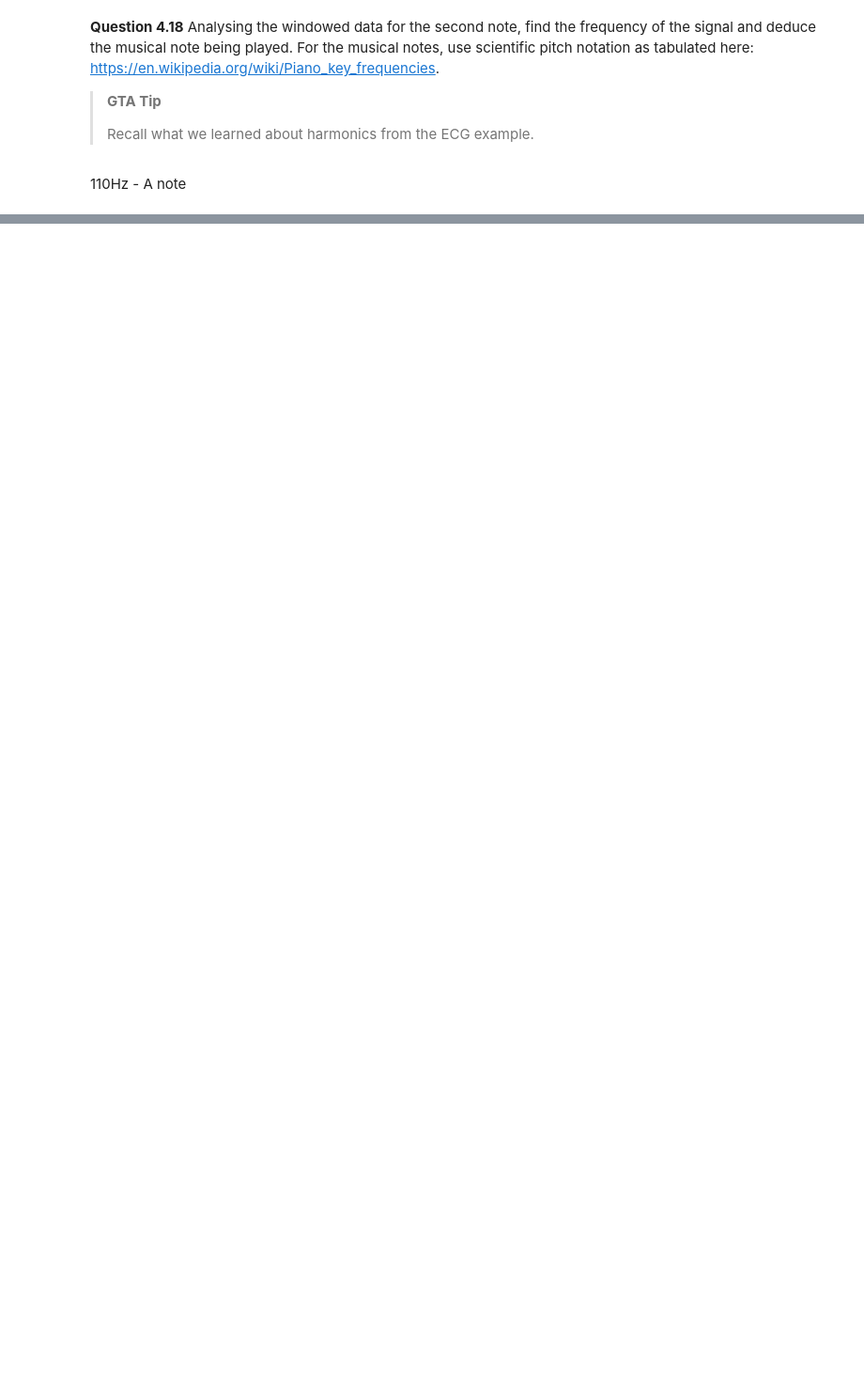
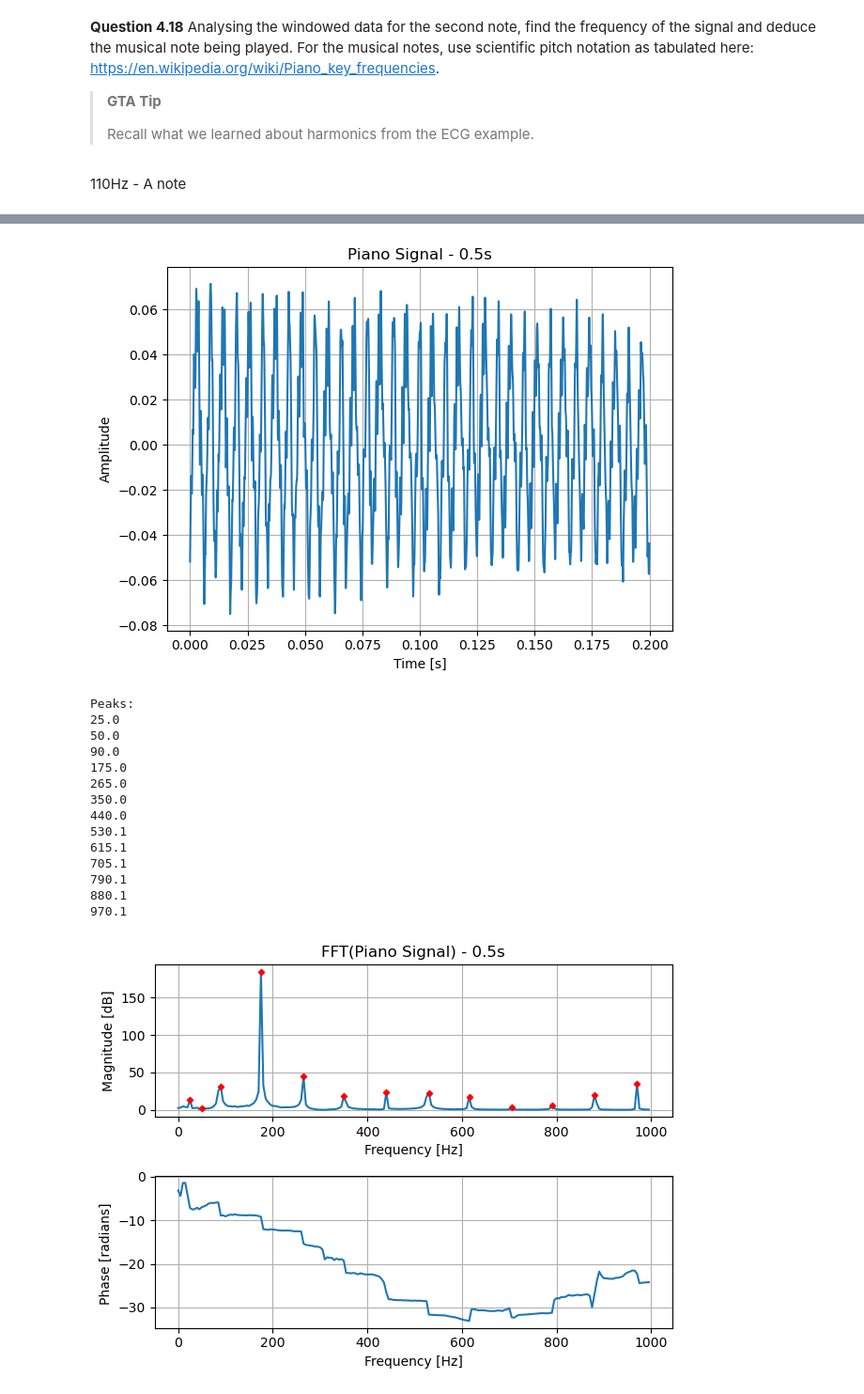
Before and after one commit to TheoShah04/sap-EE2-SS-LAB-main, a Jupyter notebook: EX4 - Fourier.ipynb, the cells around one changed output, grey strips where cells are left out. Shown at 94% size. Cells and saved outputs as stored; diff of their text form; code cells hidden in the pictures; blank space fills up the shorter version.

```diff
--- a/EX4 - Fourier.ipynb
+++ b/EX4 - Fourier.ipynb
@@ -591,0 +592,59 @@ Peaks:
+# %%
+from functions.lab_functions import plot_spec_peaks
+import soundfile as sf
+data, fsamp = sf.read('files/piano.wav')
+Tsamp = 1/fsamp
+
+def plot_piano_note(win_loc_sec, win_size_sec):
+
+    win_loc = int(win_loc_sec/Tsamp)
+    win_size = int(win_size_sec/Tsamp)
+
+    x = data[win_loc:win_loc+win_size-1]
+
+    Nsamp = len(x);
+    t = np.arange(0, Nsamp*Tsamp, Tsamp)
+
+    # Plot signal (frame)
+    title = 'Piano Signal - '+str(win_loc_sec)+'s'
+    plot_signal(t, x, title=title, xlabel='Time [s]', ylabel='Amplitude')
+    plt.show()
+
+    X = fft(x);
+    f_step = np.arange(0, fsamp, fsamp/Nsamp)
+
+    # Limit spectrum
+    f_max = 1000 # Set the upper limit of the spectrum to 20Hz
+    f_max_idx = np.argmax(f_step>f_max)
+    X = X[0:f_max_idx]
+    f_step = f_step[0:f_max_idx]
+
+    # Plot spectrum
+    title = 'FFT(Piano Signal) - '+str(win_loc_sec)+'s'
+    plot_spec_peaks(f_step, X, title=title)
+    plt.savefig('results/ex4/ex4_fft_piano_'+str(win_loc_sec)+'_s.pdf')
+    plt.show()
+
+win_loc_sec = 0.5 # 2.5 seconds into second note
+win_size_sec = 0.200  # 200 ms frame
+plot_piano_note(win_loc_sec, win_size_sec)
+win_loc_sec = 4.5 # 2.5 seconds into second note
+win_size_sec = 0.200  # 200 ms frame
+plot_piano_note(win_loc_sec, win_size_sec)
+# %% [output]
+[figure, added]
+Peaks:
+25.0
+50.0
+90.0
+175.0
+265.0
+350.0
+440.0
+530.1
+615.1
+705.1
+790.1
+880.1
+970.1
+[figure, added]
```
Also changed, not shown: parts of 3 cells of this notebook.
